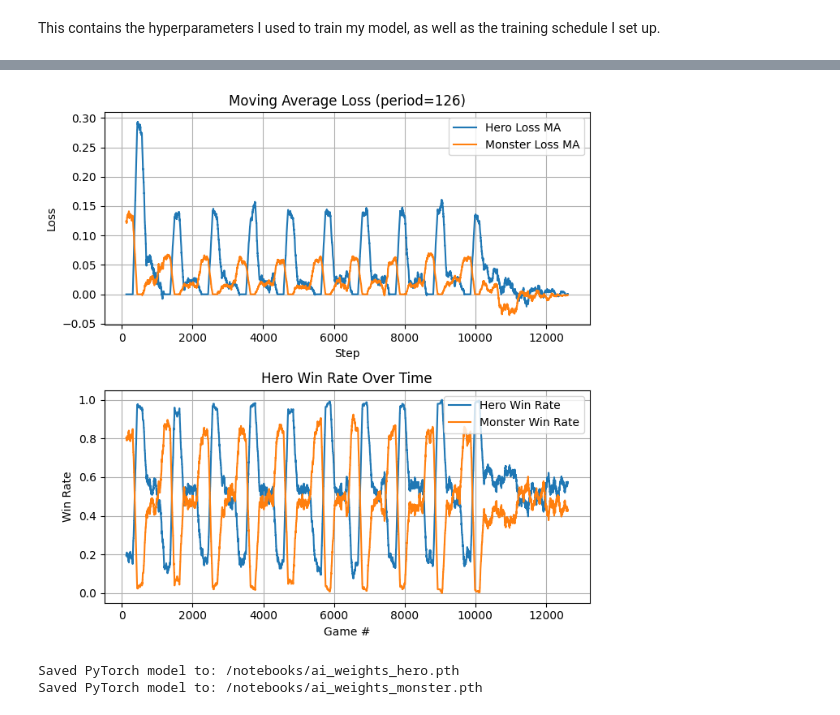
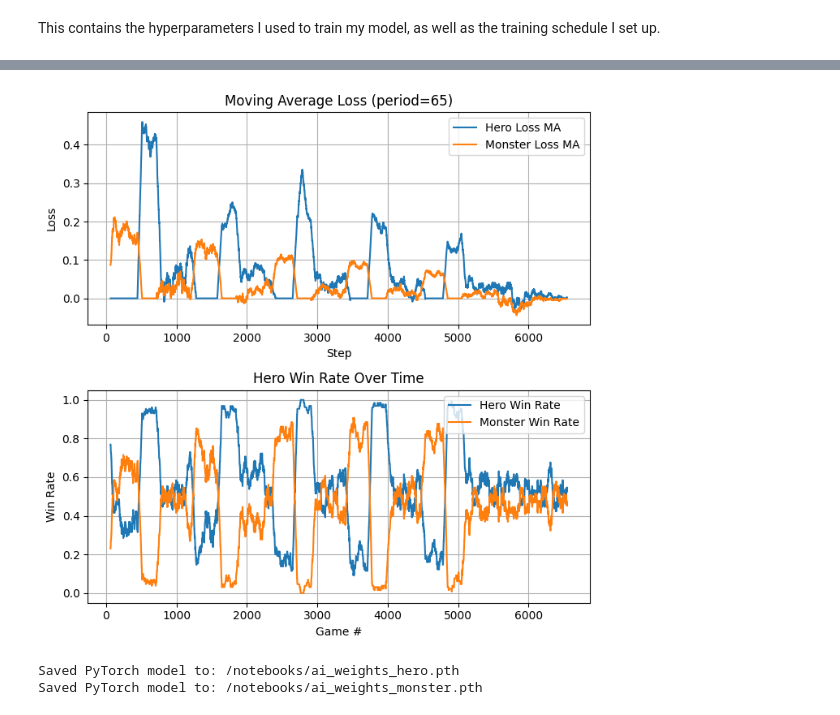
Before and after one commit to henrydaum/poker-monster, a Jupyter notebook: Poker Monster - With Documentation.ipynb, the cells around one changed output, grey strips where cells are left out. Drawn from its saved outputs; the diff is of its cells as text; code cells hidden in the pictures.

```diff
--- a/Poker Monster - With Documentation.ipynb
+++ b/Poker Monster - With Documentation.ipynb
@@ -2079,8 +2108,13 @@ class Network(nn.Module):
             entropy = dist.entropy()
             # Get a random sample (sample size=1); dist.sample returns the index of the sampled value. This is a Monte-Carlo approach to learning.
             sample = dist.sample()  # Tensor
-            # Convert to integer
-            action_id = sample.item()
+            if gs.me.player_type == "computer_mind_controlled":
+                mind_controlled_logits = masked_logits.clone()
+                mind_controlled_logits[mind_controlled_logits == float('-inf')] = float('inf')  # Fix to enable a safe argmin
+                action_id = torch.argmin(mind_controlled_logits).item()
+            else:
+                # Convert to integer
+                action_id = sample.item()
             # Calculate logprob for training when epochs=1
             logprob = torch.log(probs[action_id])
             # Save important data to memory for training
@@ -2267,7 +2301,6 @@ class Main:
         self.testing_monster_type = kwargs["testing_monster_type"]
         self.testing_display = kwargs["testing_display"]
         # Misc.
-        self.game_mode = kwargs["game_mode"]
         self.scale = kwargs["scale"]
         # Data from training:
         self.hero_loss_data = []  # To be filled out after training and used for graphs
@@ -2297,10 +2330,8 @@ class Main:
         print(f"Total parameters: {self.hero_ai.num_params}")
         print(f"Input vector size: {self.hero_ai.input_size}")
 
-    def run_game(self, player_type_hero, player_type_monster, display=True, train_hero=False, train_monster=False, train_only_on_wins=False):
-        # game_mode 0 is normal mode, game_mode 1 is "Power Trip" mode
-
-        hero_deck, monster_deck = build_decks()
+    def run_game(self, player_type_hero, player_type_monster, display=True, train_hero=False, train_monster=False, train_only_on_wins=False, hero_mcontrol=False, monster_mcontrol=False):
+        hero_deck, monster_deck = build_decks(hero_mcontrol, monster_mcontrol)
         hero = Player("hero", hero_deck, player_type_hero)
         monster = Player("monster", monster_deck, player_type_monster)
 
@@ -2315,7 +2346,7 @@ class Main:
             hero.going_first = True
 
         # Initialize the game state, resetting important variables like the game phase, cache, and turn history
-        gs = GameState(hero, monster, going_first, PHASE_AWAITING_INPUT, cache=[], game_mode=self.game_mode)
+        gs = GameState(hero, monster, going_first, PHASE_AWAITING_INPUT, cache=[])
         hero.shuffle()
         monster.shuffle()
         hero.draw(4)
@@ -2344,7 +2375,7 @@ class Main:
                     elif gs.me.player_type == "computer_random":
                         choice_number = randint(0, num_actions - 2)  # -2 because cancel is not available to computers
                     # For a computer AI:
-                    elif gs.me.player_type == "computer_ai":
+                    elif gs.me.player_type in ["computer_ai", "computer_mind_controlled"]:
                         if gs.me.name == "hero":
                             choice_number, _ = me_ai.sample_action(gs, training=train_hero)
                         elif gs.me.name == "monster":
@@ -2392,7 +2423,7 @@ class Main:
                 print("T", end="")
 
         # After the game, option to train AI on results, and at the same time, get loss data:
-        if gs.hero.player_type == "computer_ai" and train_hero:
+        if gs.hero.player_type in ["computer_ai", "computer_mind_controlled"] and train_hero:
             if train_only_on_wins and gs.winner != "hero":
                 self.hero_loss_data.extend([0] * self.hero_ai.epochs)
                 self.hero_ai.reset_memory()
@@ -2402,7 +2433,7 @@ class Main:
             self.hero_loss_data.extend([0] * self.hero_ai.epochs)  # So that the graphs don't break if player isn't an ai
             self.hero_ai.reset_memory()
 
-        if gs.monster.player_type == "computer_ai" and train_monster:
+        if gs.monster.player_type in ["computer_ai", "computer_mind_controlled"] and train_monster:
             if train_only_on_wins and gs.winner != "monster":
                 self.monster_loss_data.extend([0] * self.monster_ai.epochs)
                 self.monster_ai.reset_memory()
@@ -2468,7 +2499,7 @@ class Main:
 
         return hero_score, monster_score
 
-    def train_on_population(self, best_of=1):
+    def train_on_population(self, best_of=1, use_mcontrol=False):
         # This is the same kind of training loop what was used in AlphaZero and AlphaGo, where the AI trains against a pool of past opponents.
         start_time = time.time()
         hero_score = 0
@@ -2484,12 +2515,16 @@ class Main:
                 opponent_ai = self.monster_ai
                 oppponent_pool = self.monster_pool
                 train_hero, train_monster = True, False
+                if use_mcontrol:
+                    hero_mcontrol, monster_mcontrol = True, False  # This is so that the AIs always train against an opponent with no Mind Control (realistic training)
             else:
                 # Monster is training, Hero is frozen opponent
                 learner_ai = self.monster_ai
                 opponent_ai = self.hero_ai
                 oppponent_pool = self.hero_pool
                 train_hero, train_monster = False, True
+                if use_mcontrol:
+                    hero_mcontrol, monster_mcontrol = False, True
 
             if opponent_pool:
                 random_weights = random.choice(oppponent_pool)
@@ -2499,7 +2534,9 @@ class Main:
                                 player_type_monster=self.training_monster_type,
                                 display=self.training_display,
                                 train_hero=train_hero,
-                                train_monster=train_monster)
+                                train_monster=train_monster,
+                                hero_mcontrol=hero_mcontrol,
+                                monster_mcontrol=monster_mcontrol)
 
             if (i+1) % self.save_frequency == 0:
                 # print(f"Saving AI weights at game {i+1}")
@@ -2726,7 +2763,6 @@ game_settings = {
     "testing_monster_type": "computer_ai",
     "testing_display": True,
     # Misc.:
-    "game_mode": 0,
     "scale": 100  # Lower values are *less* zoomed in
 }
 
@@ -2734,7 +2770,7 @@ main = Main(hyperparameters, **game_settings)
 main.load_ai_weights()
 
 # Training program:
-for i in range(10):
+for i in range(5):
     print(f"\nRound {i+1}, FIGHT!")
     # Pretrain Monster on random Hero
     main.training_hero_type = "computer_random"
@@ -2747,7 +2783,7 @@ for i in range(10):
     # Train Hero and Monster on a pool of their past opponents
     main.training_hero_type = "computer_ai"
     main.training_monster_type = "computer_ai"
-    main.train_on_population(500)
+    main.train_on_population(500, use_mcontrol=True)
     main.hero_ai.temperature /= 2
     main.monster_ai.temperature /= 2
     main.hero_ai.entropy_coef /= 2
@@ -2762,7 +2798,7 @@ main.monster_ai.use_lr_scheduler = False
 main.hero_ai.optimizer.param_groups[0]['lr'] = 1e-6
 main.monster_ai.optimizer.param_groups[0]['lr'] = 1e-6
 main.tempo_weight = 0.0  # Important
-main.train_on_population(2000)
+main.train_on_population(1000, use_mcontrol=True)
 # After training, test the AI against each other
 main.hero_training = False
 main.monster_training = False
@@ -2795,3 +2831,3 @@ Monster average winrate: 0.4640960608702544
-[figure, old version]
+[figure, new version]
 Saved PyTorch model to: /notebooks/ai_weights_hero.pth
 Saved PyTorch model to: /notebooks/ai_weights_monster.pth
```
Also changed, not shown: parts of 7 cells of this notebook, 10 other files.
